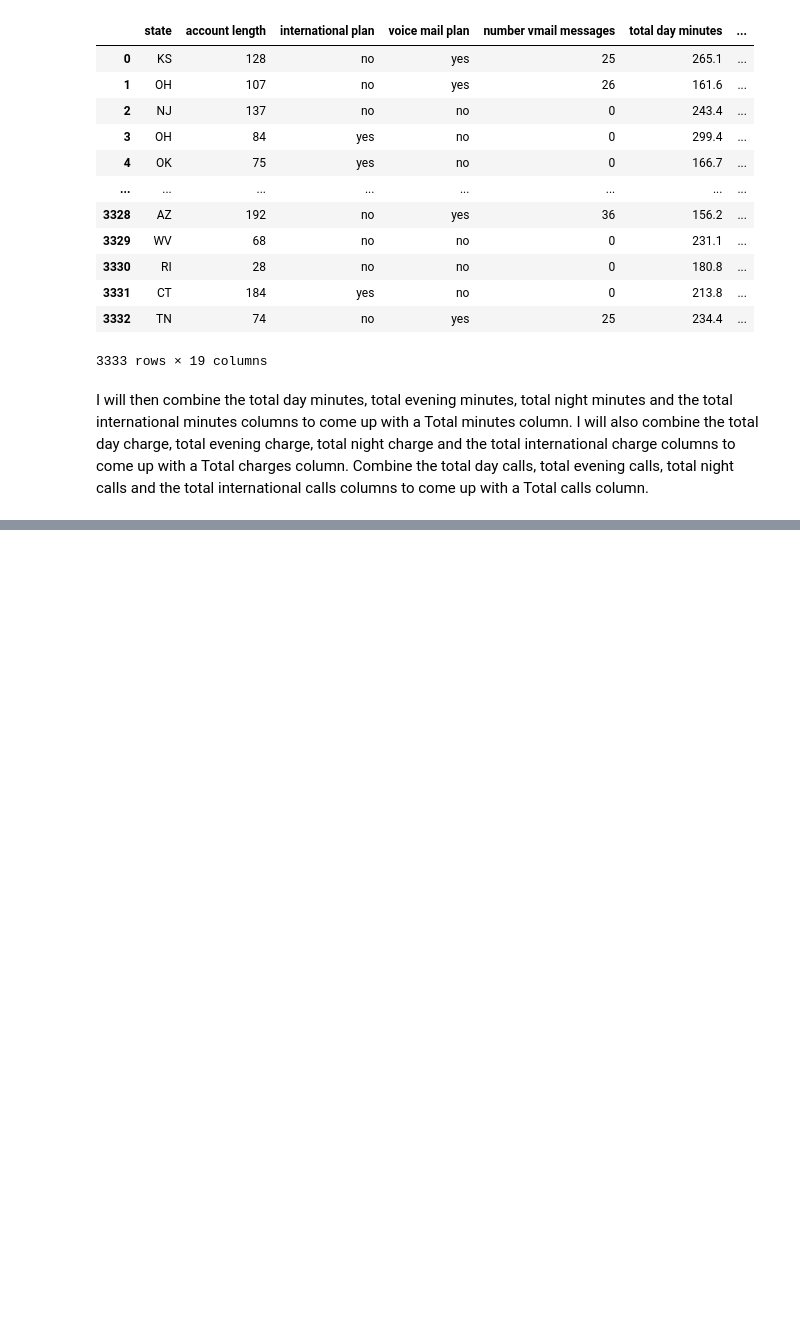
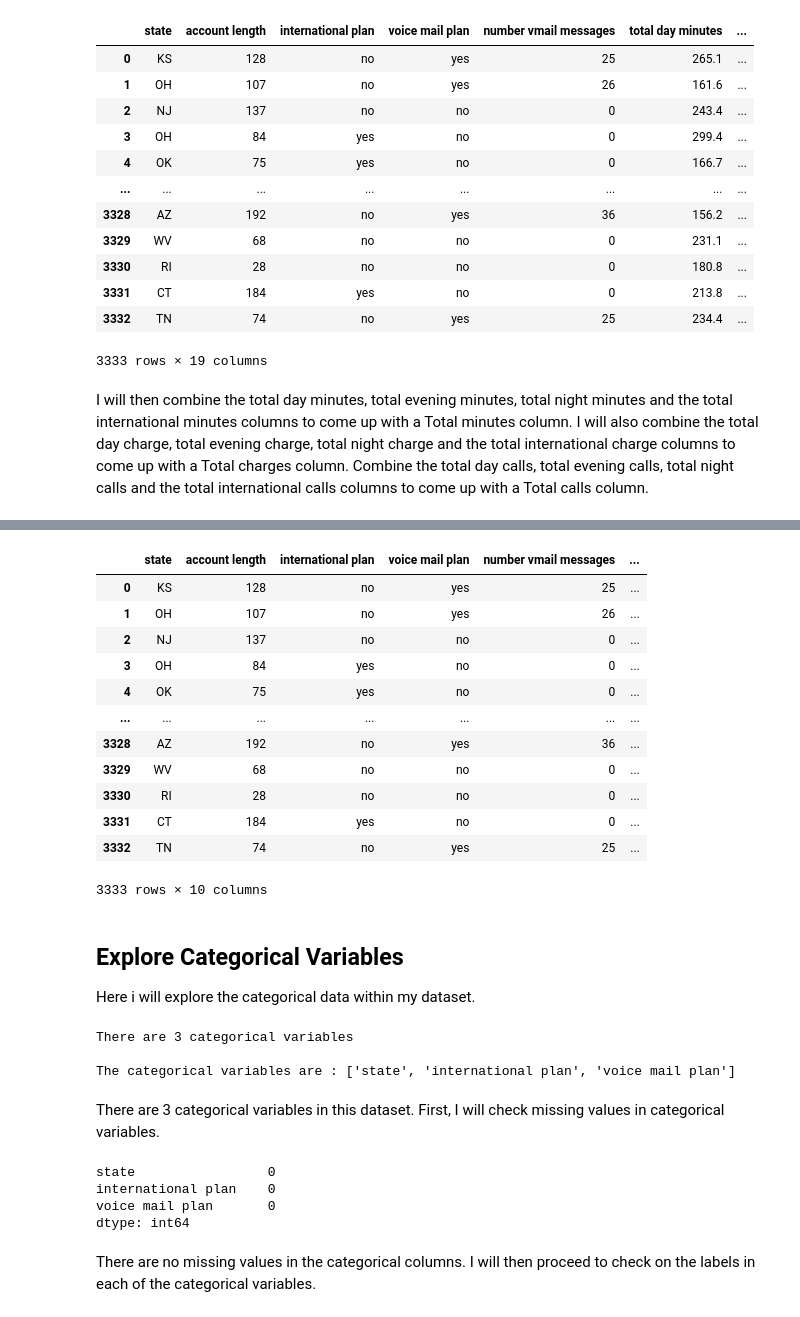
Before and after one commit to EdwinMbuthia/Phase-3-Project, a Jupyter notebook: index.ipynb, the cells around one changed output, grey strips where cells are left out. Saved outputs shown, nothing was run; the diff lists cells and outputs as text; code cells hidden in the pictures; blank space fills up the shorter version.

Commit message:
Explored Categorical and Numerical variables

```diff
--- a/index.ipynb
+++ b/index.ipynb
@@ -165,0 +188,44 @@ data
+# %%
+#Move the target variable column 'Churn' and have it as the last column in our dataset.
+column_to_move = 'churn'
+column_data = data.pop(column_to_move)
+data[column_to_move] = column_data
+
+data
+# %% [output]
+|  | state | account length | international plan | voice mail plan | number vmail messages | ... |
+| 0 | KS | 128 | no | yes | 25 | ... |
+| 1 | OH | 107 | no | yes | 26 | ... |
+| 2 | NJ | 137 | no | no | 0 | ... |
+| 3 | OH | 84 | yes | no | 0 | ... |
+| 4 | OK | 75 | yes | no | 0 | ... |
+| ... | ... | ... | ... | ... | ... | ... |
+| 3328 | AZ | 192 | no | yes | 36 | ... |
+| 3329 | WV | 68 | no | no | 0 | ... |
+| 3330 | RI | 28 | no | no | 0 | ... |
+| 3331 | CT | 184 | yes | no | 0 | ... |
+| 3332 | TN | 74 | no | yes | 25 | ... |
+3333 rows × 10 columns
+# %% [markdown]
+## Explore Categorical Variables
+Here i will explore the categorical data within my dataset.
+# %%
+categorical = [var for var in data.columns if data[var].dtype=='O']
+print('There are {} categorical variables\n'.format(len(categorical)))
+
+print('The categorical variables are :', categorical)
+# %% [output]
+There are 3 categorical variables
+
+The categorical variables are : ['state', 'international plan', 'voice mail plan']
+# %% [markdown]
+There are 3 categorical variables in this dataset. First, I will check missing values in categorical variables.
+# %%
+data[categorical].isna().sum()
+# %% [output]
+state                 0
+international plan    0
+voice mail plan       0
+dtype: int64
+# %% [markdown]
+There are no missing values in the categorical columns. I will then proceed to check on the labels in each of the categorical variables.
```
Also changed, not shown: parts of 15 cells of this notebook.
